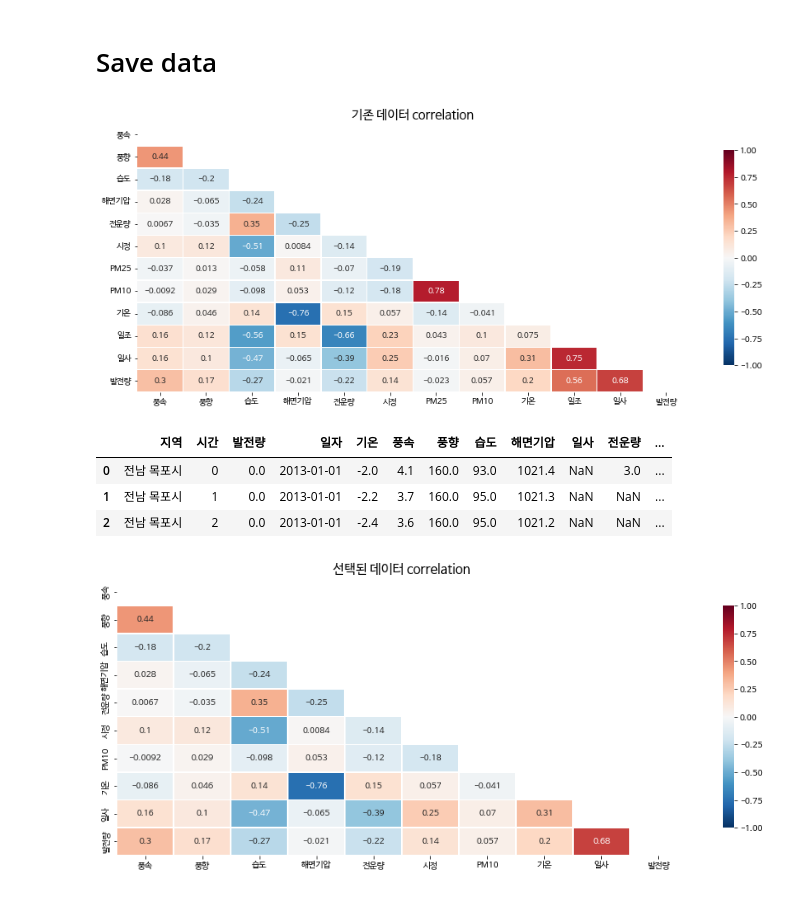
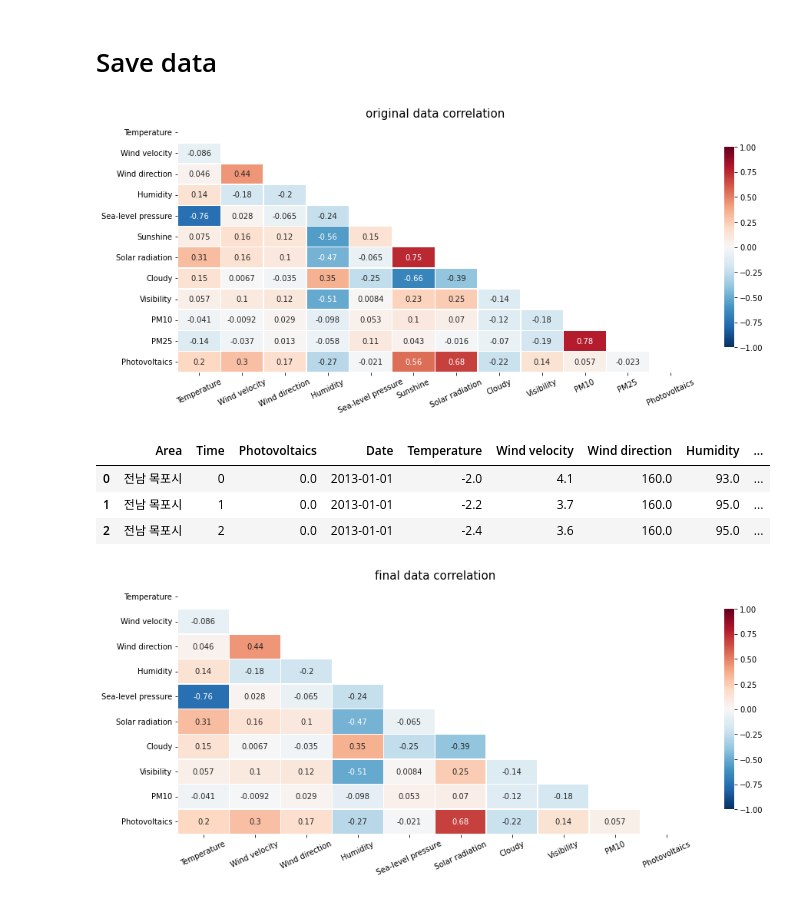
Before and after one commit to Hanchaeeun/SolarPower-Analysis, a Jupyter notebook: 03_Correlation-Analysis.ipynb, the cells around one changed output. Saved outputs shown, nothing was run; the diff lists cells and outputs as text; code cells hidden in the pictures.

```diff
--- a/03_Correlation-Analysis.ipynb
+++ b/03_Correlation-Analysis.ipynb
@@ -157,7 +177,7 @@ monthly_plot(Mp_df,'발전량', 'PV power in Mokpo')
 # %% [markdown]
 ## Area
 # %%
-def correlation(area_df, cols, name):
+def Correlation(area_df, cols, name):
   fig, ax = plt.subplots(figsize=(15,6))
   plt.title(f'{name} correlation', fontsize=15)
 
@@ -177,5 +197,6 @@ def correlation(area_df, cols, name):
             vmin = -1,
             vmax = 1
              )
+  plt.xticks(rotation=25)
   plt.show()
   return corr_df
@@ -190,0 +203,5 @@ corr_Mp = correlation(Mp_df, cols, '목포시')
+# %%
+cols = ['Temperature', 'Wind velocity', 'Wind direction', 'Humidity', 'Sea-level pressure', 'Sunshine', 'Solar radiation', 'Cloudy', 'Visibility', 'PM10', 'PM25', 'Photovoltaics']
+corr_Jj = Correlation(Jj_df, cols, 'Jj')
+corr_Gn = Correlation(Gn_df, cols, 'Gn')
+corr_Mp = Correlation(Mp_df, cols, 'Mp')
@@ -279,8 +300,7 @@ def SeasonSplit(area_df):
   cold_season.reset_index(drop=True, inplace=True)
   return hot_season, cold_season
 # %%
-cols =['풍속', '풍향', '습도', '해면기압', '전운량', '시정','PM25', 'PM10','기온', '일조','일사', '발전량']
 hot_season, cold_season = SeasonSplit(Jj_df)
-h = correlation(hot_season, cols, '진주시 hot_season')
-c = correlation(cold_season, cols, '진주시 cold_season')
+h = Correlation(hot_season, cols, 'Jinjo hot_season')
+c = Correlation(cold_season, cols, 'Jinjo cold_season')
 # %% [output]
@@ -303,23 +323,23 @@ c = correlation(cold_season, cols, '목포시 cold_season')
 # %% [markdown]
 # Save data
 # %%
-c = correlation(df, cols, '기존 데이터')
+c = Correlation(df, cols, 'original data')
 # %% [output]
-[figure, old version]
+[figure, new version]
 # %%
-df.drop(columns =['일조','PM25'], inplace=True) #상관관계가 높은 일조-일사 , PM25-PM10 변수들 중 하나씩 제거
+df.drop(columns =['Sunshine','PM25'], inplace=True) #상관관계가 높은 일조-일사 , PM25-PM10 변수들 중 하나씩 제거
 df.head(3)
 # %% [output]
-|  | 지역 | 시간 | 발전량 | 일자 | 기온 | 풍속 | 풍향 | 습도 | 해면기압 | 일사 | 전운량 | ... |
-| 0 | 전남 목포시 | 0 | 0.0 | 2013-01-01 | -2.0 | 4.1 | 160.0 | 93.0 | 1021.4 | NaN | 3.0 | ... |
-| 1 | 전남 목포시 | 1 | 0.0 | 2013-01-01 | -2.2 | 3.7 | 160.0 | 95.0 | 1021.3 | NaN | NaN | ... |
-| 2 | 전남 목포시 | 2 | 0.0 | 2013-01-01 | -2.4 | 3.6 | 160.0 | 95.0 | 1021.2 | NaN | NaN | ... |
+|  | Area | Time | Photovoltaics | Date | Temperature | Wind velocity | Wind direction | Humidity | ... |
+| 0 | 전남 목포시 | 0 | 0.0 | 2013-01-01 | -2.0 | 4.1 | 160.0 | 93.0 | ... |
+| 1 | 전남 목포시 | 1 | 0.0 | 2013-01-01 | -2.2 | 3.7 | 160.0 | 95.0 | ... |
+| 2 | 전남 목포시 | 2 | 0.0 | 2013-01-01 | -2.4 | 3.6 | 160.0 | 95.0 | ... |
 # %%
-cols.remove('일조')
+cols.remove('Sunshine')
 cols.remove('PM25')
-c = correlation(df, cols, '선택된 데이터')
+c = Correlation(df, cols, 'final data')
 # %% [output]
-[figure, old version]
+[figure, new version]
 # %%
 #상관관계가 높은 변수인 일조, PM25를 제거한 데이터
 df.to_csv('/content/gdrive/MyDrive/SolarPower/DropColsData.csv', index=None)
```
Also changed, not shown: parts of 22 cells of this notebook.
